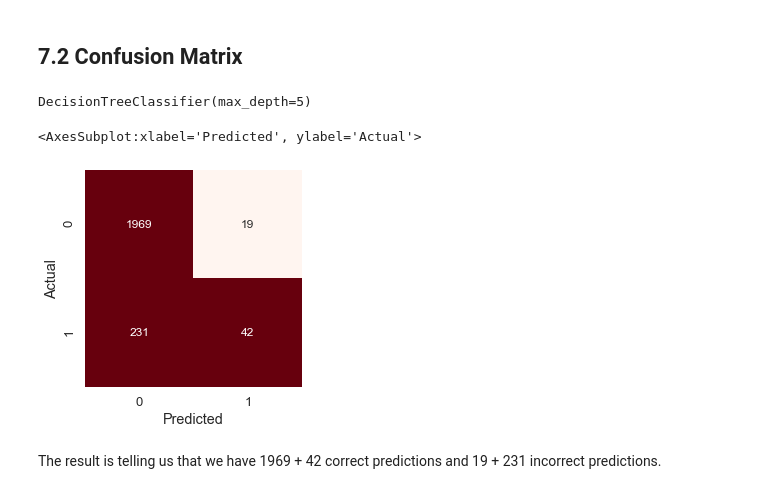
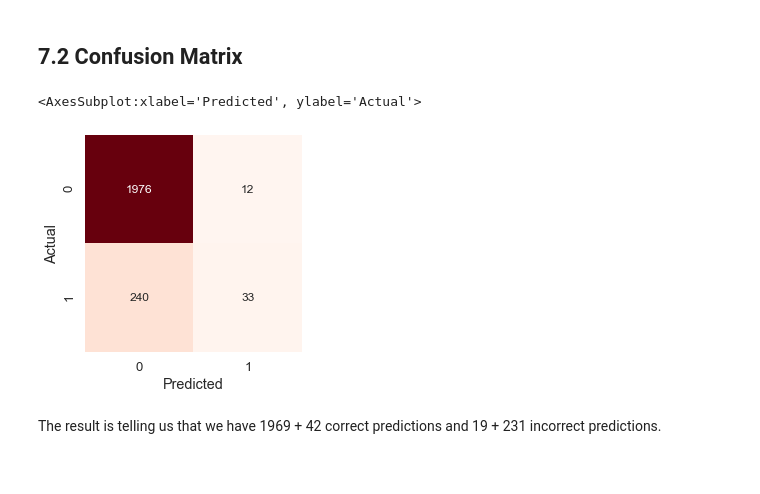
Before and after one commit to EmaTran/CSIS3290_GroupProject, a Jupyter notebook: MiniProject2/CSIS3290_MiniProject2.ipynb, the cells around one changed output. Drawn from its saved outputs; the diff is of its cells as text; code cells hidden in the pictures.

```diff
--- a/MiniProject2/CSIS3290_MiniProject2.ipynb
+++ b/MiniProject2/CSIS3290_MiniProject2.ipynb
@@ -624,7 +626,7 @@ y_train.value_counts()
 1     818
 Name: y_yes, dtype: int64
 # %%
-best_classifiers = [] # list to hold the best classifier
+best_models = [] # list to hold the best classifier
 # %%
 # Names of the various classification approaches for easy presentation of the results
 names = ["Nearest Neighbors", "Decision Tree", "Naive Bayes", "Random Forest", "Ada BOOST", "XGBOOST"]
@@ -642,7 +644,7 @@ classifiers_1_try = [
     XGBClassifier()]
 
 for classifier in classifiers_1_try:
-    pipeline = Pipeline(steps=[('classifier', classifier)])
+    pipeline = Pipeline(steps=[('scaler', RobustScaler()),('classifier', classifier)])
     cv = KFold(n_splits=3)
     pipeline.fit(X_train, y_train)
     n_scores = cross_val_score(pipeline, X_train, y_train, scoring='accuracy', cv=cv)
@@ -653,7 +655,7 @@ for classifier in classifiers_1_try:
     print('Model mean accuracy score: %.6f ' % mean(n_scores))
     print("\n -----------------------------------------------------------------------------------")
 
-best_classifiers.append(current_best) # add the current step best classifier to this list
+best_models.append(current_best) # add the current step best classifier to this list
 #end of pipeline
 # %% [output]
 KNeighborsClassifier(n_neighbors=3)
@@ -758,19 +757,20 @@ classifiers_2_try =  [
     XGBClassifier()]
 
 for classifier in classifiers_2_try:
-    pipeline = Pipeline(steps=[
-                      ('classifier', classifier)])
-    cv = KFold(n_splits=3)
+    pipeline = Pipeline(steps=[('scaler', RobustScaler()),('classifier', classifier)])
+    cv = KFold(n_splits=5)
     pipeline.fit(X_train, y_train)
     n_scores = cross_val_score(pipeline, X_train, y_train, scoring='accuracy', cv=cv)
     print(classifier)
     scores_2_try.append(mean(n_scores))
     if current_best["score"] < mean(n_scores):
-        current_best = {"classifier": classifier, "score": mean(n_scores)}
+        current_best = {"pipeline": pipeline, "score": mean(n_scores)}
     print('Model mean accuracy score: %.6f ' % mean(n_scores))
+    #print(f1_score(pipeline.predict(X_train), y_train, average= None))# TODO: Debbug
+    #print(classification_report(pipeline.predict(X_train), y_train)) #TODO: Debbug
     print("\n -----------------------------------------------------------------------------------")
 
-best_classifiers.append(current_best) # add the current step best classifier to this list
+best_models.append(current_best) # add the current step best classifier to this list
 #end of pipeline
 # %% [output]
 KNeighborsClassifier(n_neighbors=3)
@@ -874,29 +876,25 @@ You can see that best models from each step are different classifiers, and that
 # %% [markdown]
 ## 7.2 Confusion Matrix
 # %%
-model_step_6 = best_classifiers[1]["classifier"]# selecting the second that is the classifier of step 6
+model_step_6 = best_models[1]['pipeline'] # selecting the second that is the classifier of step 6
-# %%
-model_step_6
-# %% [output]
-DecisionTreeClassifier(max_depth=5)
 # %%
 # Confusion Matrix
 
 THRESHOLD = 0.5 # Threshhold choice here
 y_pred = np.where(model_step_6.predict_proba(X_test)[:,1] > THRESHOLD, 1, 0)
 conf_matrix = confusion_matrix(y_test, y_pred)
 #Generate seaborn heatmap for the confusion matrix
 
 df_cm = pd.DataFrame(conf_matrix, columns=np.unique(y_test), index = np.unique(y_test))
 df_cm.index.name = 'Actual'
 df_cm.columns.name = 'Predicted'
 plt.figure(figsize = (4,4))
 sns.set(font_scale=1.2)#for label size
 sns.heatmap(df_cm, annot=True,annot_kws={"size": 12}, cbar=False,
-          vmax=20, square=True, fmt="d", cmap="Reds")
+          vmax=conf_matrix.max(), square=True, fmt="d", cmap="Reds")
 # %% [output]
 <AxesSubplot:xlabel='Predicted', ylabel='Actual'>
-[figure, old version]
+[figure, new version]
 # %% [markdown]
 The result is telling us that we have 1969 + 42 correct predictions and 19 + 231 incorrect predictions.
 # %% [markdown]
```
Also changed, not shown: parts of 27 cells of this notebook.
